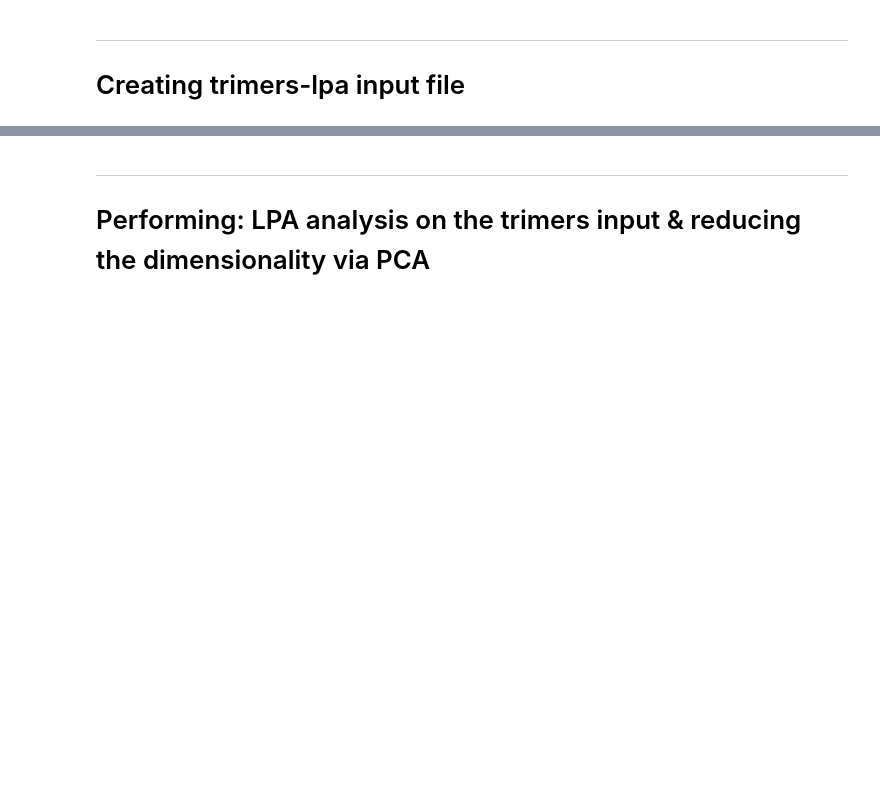
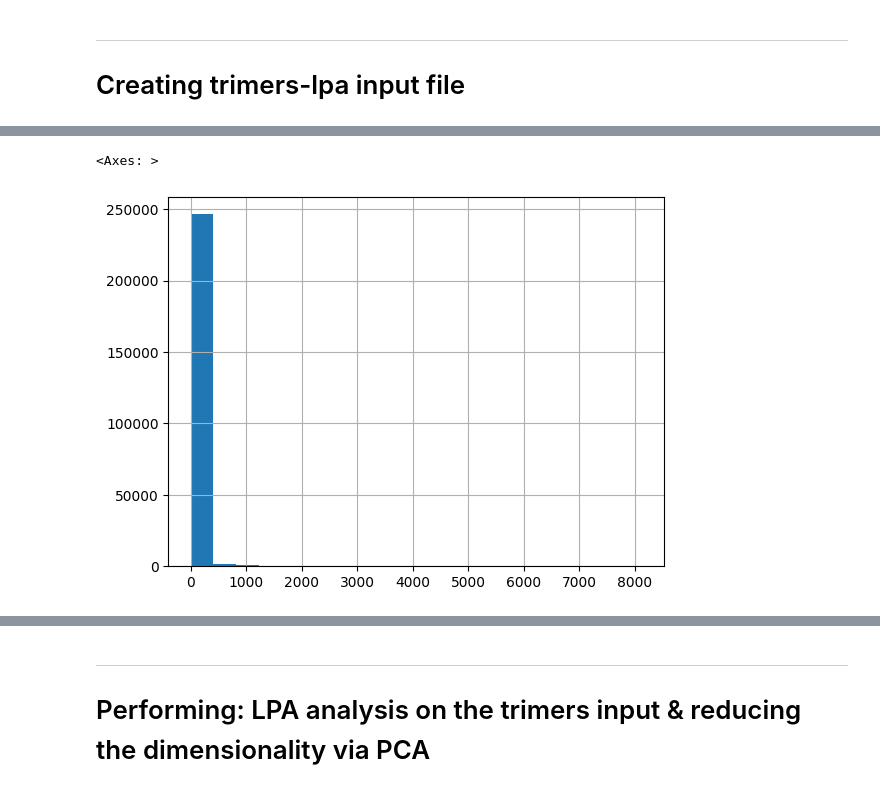
Before and after one commit to dani-f99/trimers_usage_analysis, a Jupyter notebook: rep_seq.ipynb, the cells around one changed output, grey strips where cells are left out. Saved outputs shown, nothing was run; the diff lists cells and outputs as text; code cells hidden in the pictures; blank space fills up the shorter version.

```diff
--- a/rep_seq.ipynb
+++ b/rep_seq.ipynb
@@ -59,0 +79,5 @@ trimers_rep_file = os.path.join("trimers_data", "ab_target-time_point-subject_id
+# %%
+trimers_rep_og.ncount.hist(bins=20)
+# %% [output]
+<Axes: >
+[figure, added]
```
Also changed, not shown: parts of 11 cells of this notebook, 1 other file.
